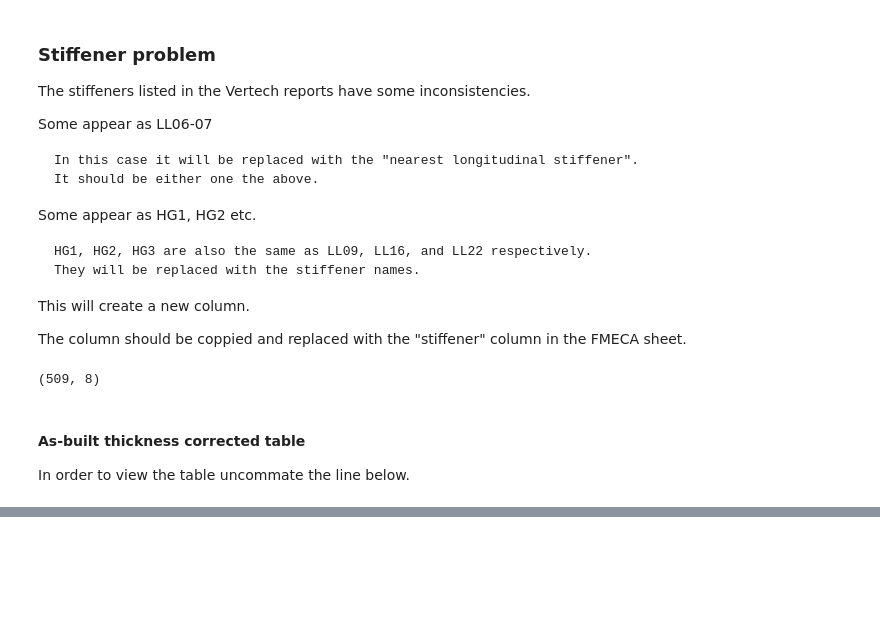
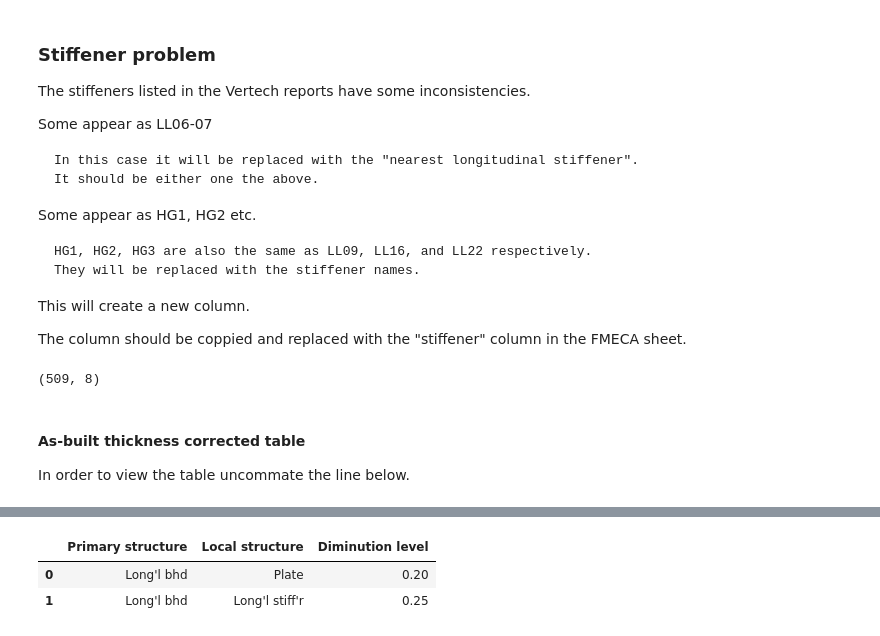
Before and after one commit to nishamnisham/PythonScripts, a Jupyter notebook: XLWINGS/jad_fmeca_b5_operation.ipynb, the cells around one changed output, grey strips where cells are left out. Saved outputs shown, nothing was run; the diff lists cells and outputs as text; code cells hidden in the pictures; blank space fills up the shorter version.

```diff
--- a/XLWINGS/jad_fmeca_b5_operation.ipynb
+++ b/XLWINGS/jad_fmeca_b5_operation.ipynb
@@ -447,8 +449,16 @@ df.head(1)
 dm = 'decisionMatrix.xlsx'
 pathANworking = 'C:/Users/nisha/OneDrive - Floating Solutions Consulting/Documents/04. Projects/JAD-01 MV Main Deck/03. Working/FMECA/Batch 5 FMECA 2022/FMECA spreadsheets/AN_working'
 decisionMatrixPath = os.path.join(pathANworking,dm)
+# %%
+dimLevels = pd.read_excel(decisionMatrixPath,sheet_name='diminutionLevels')
 # %%
 dm = pd.read_excel(decisionMatrixPath,sheet_name='decisionMatrix')
+# %%
+dimLevels
+# %% [output]
+|  | Primary structure | Local structure | Diminution level |
+| 0 | Long'l bhd | Plate | 0.20 |
+| 1 | Long'l bhd | Long'l stiff'r | 0.25 |
 # %%
 dm
 # %% [output]
```
Also changed, not shown: parts of 10 cells of this notebook.
